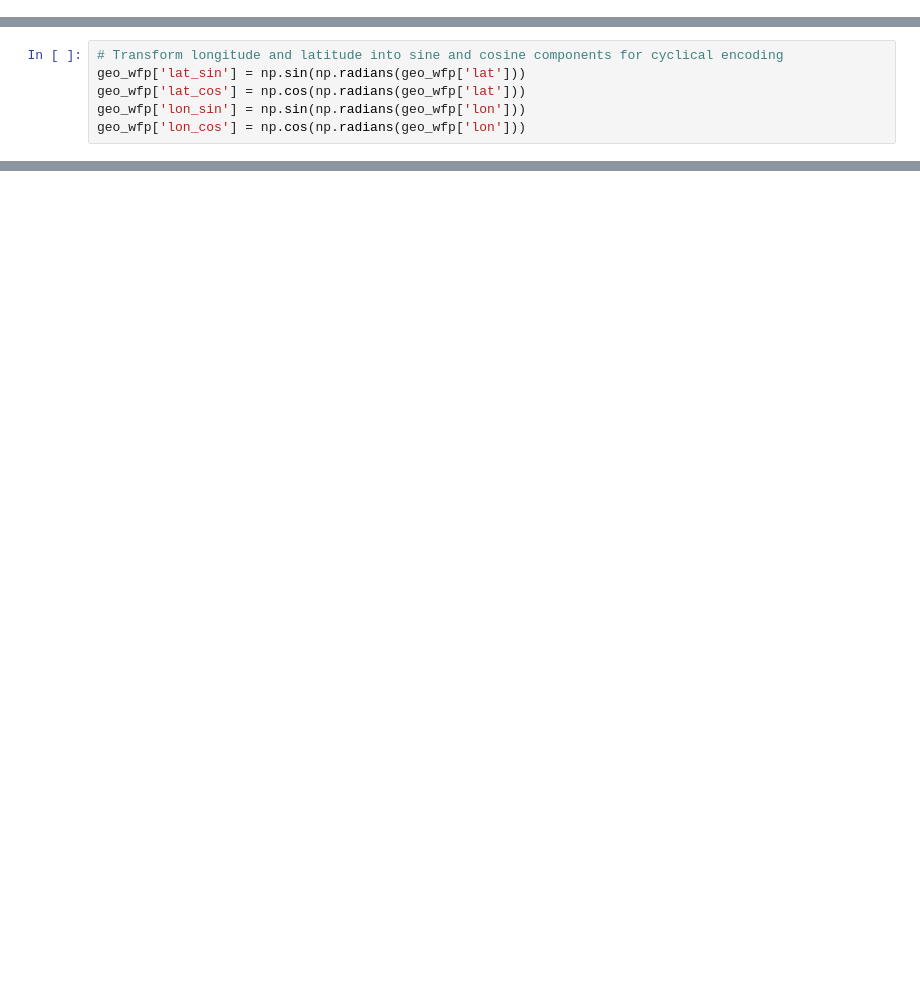
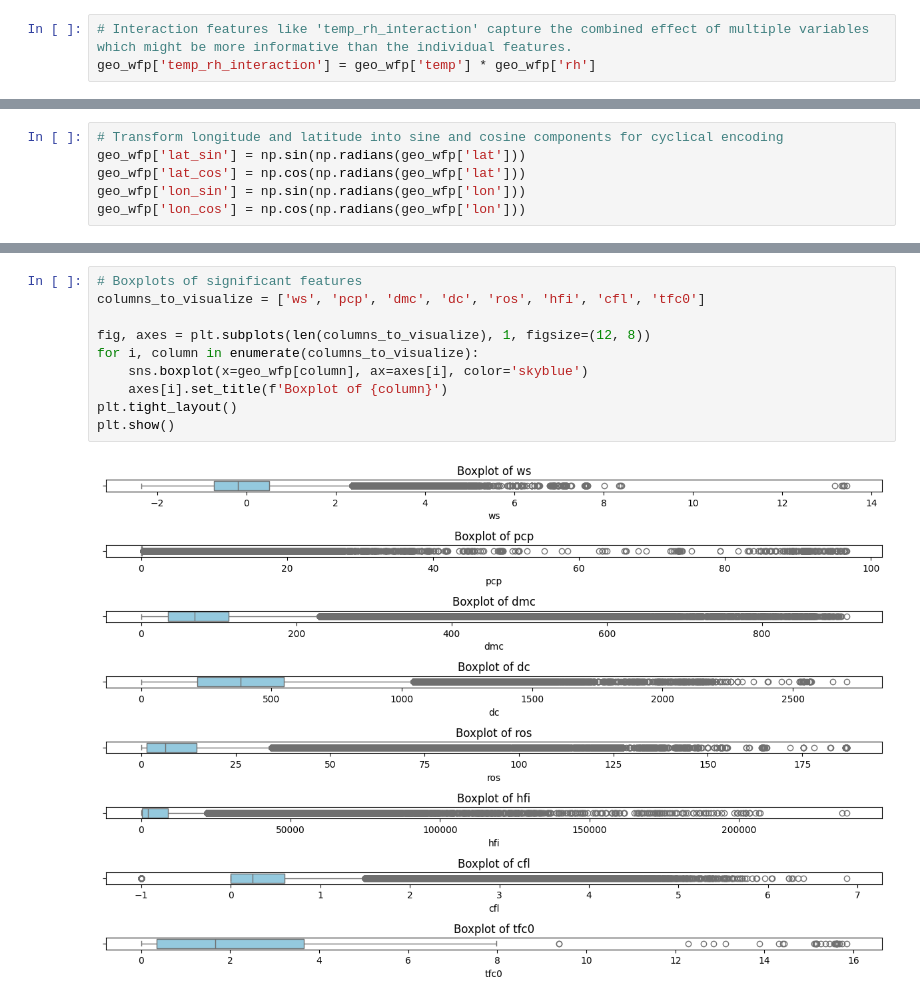
Before and after one commit to Big-Data-Capstone-S2024/WildFireSimulation, a Jupyter notebook: wildfireprediction_feature_engineering.ipynb, the cells around one changed output, grey strips where cells are left out. Drawn from its saved outputs; the diff is of its cells as text; blank space fills up the shorter version.

```diff
--- a/wildfireprediction_feature_engineering.ipynb
+++ b/wildfireprediction_feature_engineering.ipynb
@@ -139,0 +163,3 @@ geo_wfp["ecozone"] = geo_wfp["ecozone"].astype(str)
+# %%
+# Interaction features like 'temp_rh_interaction' capture the combined effect of multiple variables which might be more informative than the individual features.
+geo_wfp['temp_rh_interaction'] = geo_wfp['temp'] * geo_wfp['rh']
@@ -199,0 +259,12 @@ plt.show()
+# %%
+# Boxplots of significant features
+columns_to_visualize = ['ws', 'pcp', 'dmc', 'dc', 'ros', 'hfi', 'cfl', 'tfc0']
+
+fig, axes = plt.subplots(len(columns_to_visualize), 1, figsize=(12, 8))
+for i, column in enumerate(columns_to_visualize):
+    sns.boxplot(x=geo_wfp[column], ax=axes[i], color='skyblue')
+    axes[i].set_title(f'Boxplot of {column}')
+plt.tight_layout()
+plt.show()
+# %% [output]
+[figure, added]
```
Also changed, not shown: parts of 38 cells of this notebook, 2 other files.
